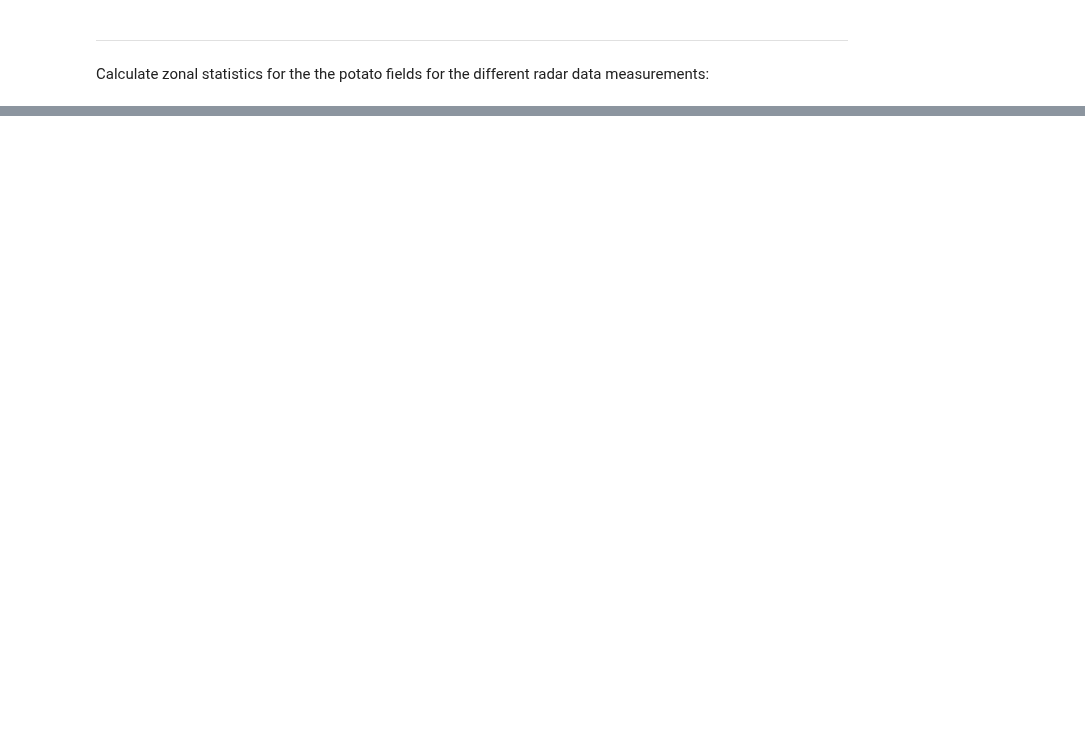
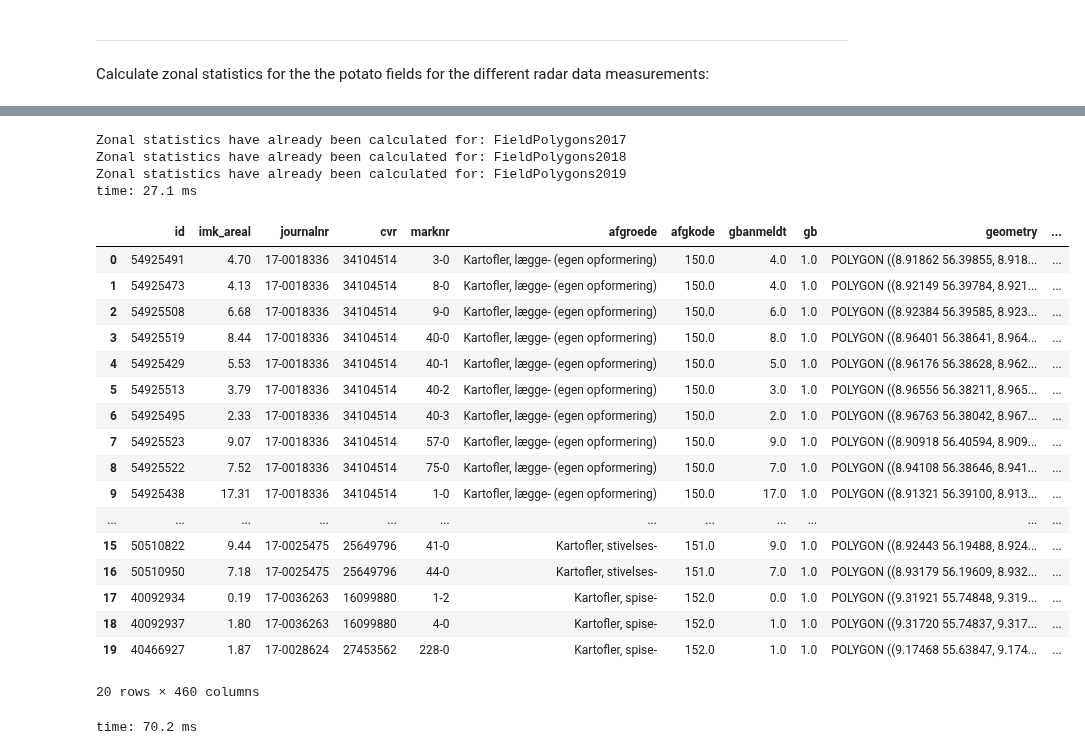
Before and after one commit to JacobJeppesen/PublicSectorConsultancy, a Jupyter notebook: potato_nematode_predictor/notebooks/PotatoNematodePredictor.ipynb, the cells around one changed output, grey strips where cells are left out. Saved outputs shown, nothing was run; the diff lists cells and outputs as text; code cells hidden in the pictures; blank space fills up the shorter version.

```diff
--- a/potato_nematode_predictor/notebooks/PotatoNematodePredictor.ipynb
+++ b/potato_nematode_predictor/notebooks/PotatoNematodePredictor.ipynb
@@ -146,0 +170,70 @@ Calculate zonal statistics for the the potato fields for the different radar dat
+# %%
+tifs = sorted((PROJ_PATH / 'data' / 'raw' / 'Sentinel-1').glob('*.tif'))
+df_potato_stats = df_potato.copy()
+
+for df_name, df in df_potato.items(): # Loop over all field polygon years
+    pkl_name = df_name + '_stats'
+    pkl_path = (PROJ_PATH / 'data' / 'processed' / pkl_name).with_suffix('.pkl')
+    if pkl_path.exists():
+        print("Zonal statistics have already been calculated for: " + df_name)
+    else:
+        print("Calculating zonal statistics for: " + df_name)
+        df = df.head(20)
+        for tif in tqdm(tifs):  # Loop over all Sentinel-1 images
+            for band in range(1, 4):  # Loop over all three bands (indexed 1 to 3)
+                rasterstatsmulti = RasterstatsMultiProc(df=df, tif=tif, all_touched=ALL_TOUCHED)
+
+                if MULTI_PROC_ZONAL_STATS:
+                    results_df = rasterstatsmulti.calc_zonal_stats_multiproc()
+                else:
+                    results_df = rasterstatsmulti.calc_zonal_stats(band=band, prog_bar=False)
+
+                del rasterstatsmulti
+
+                stats_cols = {
+                    'min': tif.stem + '_B' + str(band) + '_min',
+                    'max': tif.stem + '_B' + str(band) + '_max',
+                    'mean': tif.stem + '_B' + str(band) + '_mean',
+                    'std': tif.stem + '_B' + str(band) + '_std',
+                    'median': tif.stem + '_B' + str(band) + '_median',
+                }
+
+                results_df = results_df.rename(columns=stats_cols)
+
+                # Note: The * operator iterates through the list (https://stackoverflow.com/a/56736691/12045808)
+                df_potato_stats[df_name] = df_potato_stats[df_name].merge(results_df[['id', *stats_cols.values()]], left_on='id', right_on='id')
+
+        if not shp_path.parent.exists():
+            os.makedirs(shp_path.parent)
+
+        # Set the CRS in the geodataframe to be wkt format (otherwise you won't be able to save as a shapefile)
+        #df_potato_stats[df_name].crs = df_potato_stats[df_name].crs['init'].to_wkt()
+        #df_potato_stats[df_name] = df_potato_stats[df_name].dropna()
+        df_potato_stats[df_name].to_pickle(pkl_path)
+# %% [output]
+Zonal statistics have already been calculated for: FieldPolygons2017
+Zonal statistics have already been calculated for: FieldPolygons2018
+Zonal statistics have already been calculated for: FieldPolygons2019
+time: 27.1 ms
+# %%
+df_potato_stats['FieldPolygons2017'].head(50)
+# %% [output]
+|  | id | imk_areal | journalnr | cvr | marknr | afgroede | afgkode | gbanmeldt | gb | geometry | ... |
+| 0 | 54925491 | 4.70 | 17-0018336 | 34104514 | 3-0 | Kartofler, lægge- (egen opformering) | 150.0 | 4.0 | 1.0 | POLYGON ((8.91862 56.39855, 8.918... | ... |
+| 1 | 54925473 | 4.13 | 17-0018336 | 34104514 | 8-0 | Kartofler, lægge- (egen opformering) | 150.0 | 4.0 | 1.0 | POLYGON ((8.92149 56.39784, 8.921... | ... |
+| 2 | 54925508 | 6.68 | 17-0018336 | 34104514 | 9-0 | Kartofler, lægge- (egen opformering) | 150.0 | 6.0 | 1.0 | POLYGON ((8.92384 56.39585, 8.923... | ... |
+| 3 | 54925519 | 8.44 | 17-0018336 | 34104514 | 40-0 | Kartofler, lægge- (egen opformering) | 150.0 | 8.0 | 1.0 | POLYGON ((8.96401 56.38641, 8.964... | ... |
+| 4 | 54925429 | 5.53 | 17-0018336 | 34104514 | 40-1 | Kartofler, lægge- (egen opformering) | 150.0 | 5.0 | 1.0 | POLYGON ((8.96176 56.38628, 8.962... | ... |
+| 5 | 54925513 | 3.79 | 17-0018336 | 34104514 | 40-2 | Kartofler, lægge- (egen opformering) | 150.0 | 3.0 | 1.0 | POLYGON ((8.96556 56.38211, 8.965... | ... |
+| 6 | 54925495 | 2.33 | 17-0018336 | 34104514 | 40-3 | Kartofler, lægge- (egen opformering) | 150.0 | 2.0 | 1.0 | POLYGON ((8.96763 56.38042, 8.967... | ... |
+| 7 | 54925523 | 9.07 | 17-0018336 | 34104514 | 57-0 | Kartofler, lægge- (egen opformering) | 150.0 | 9.0 | 1.0 | POLYGON ((8.90918 56.40594, 8.909... | ... |
+| 8 | 54925522 | 7.52 | 17-0018336 | 34104514 | 75-0 | Kartofler, lægge- (egen opformering) | 150.0 | 7.0 | 1.0 | POLYGON ((8.94108 56.38646, 8.941... | ... |
+| 9 | 54925438 | 17.31 | 17-0018336 | 34104514 | 1-0 | Kartofler, lægge- (egen opformering) | 150.0 | 17.0 | 1.0 | POLYGON ((8.91321 56.39100, 8.913... | ... |
+| ... | ... | ... | ... | ... | ... | ... | ... | ... | ... | ... | ... |
+| 15 | 50510822 | 9.44 | 17-0025475 | 25649796 | 41-0 | Kartofler, stivelses- | 151.0 | 9.0 | 1.0 | POLYGON ((8.92443 56.19488, 8.924... | ... |
+| 16 | 50510950 | 7.18 | 17-0025475 | 25649796 | 44-0 | Kartofler, stivelses- | 151.0 | 7.0 | 1.0 | POLYGON ((8.93179 56.19609, 8.932... | ... |
+| 17 | 40092934 | 0.19 | 17-0036263 | 16099880 | 1-2 | Kartofler, spise- | 152.0 | 0.0 | 1.0 | POLYGON ((9.31921 55.74848, 9.319... | ... |
+| 18 | 40092937 | 1.80 | 17-0036263 | 16099880 | 4-0 | Kartofler, spise- | 152.0 | 1.0 | 1.0 | POLYGON ((9.31720 55.74837, 9.317... | ... |
+| 19 | 40466927 | 1.87 | 17-0028624 | 27453562 | 228-0 | Kartofler, spise- | 152.0 | 1.0 | 1.0 | POLYGON ((9.17468 55.63847, 9.174... | ... |
+20 rows × 460 columns
+time: 70.2 ms
```
Also changed, not shown: parts of 7 cells of this notebook, 1 other file.
